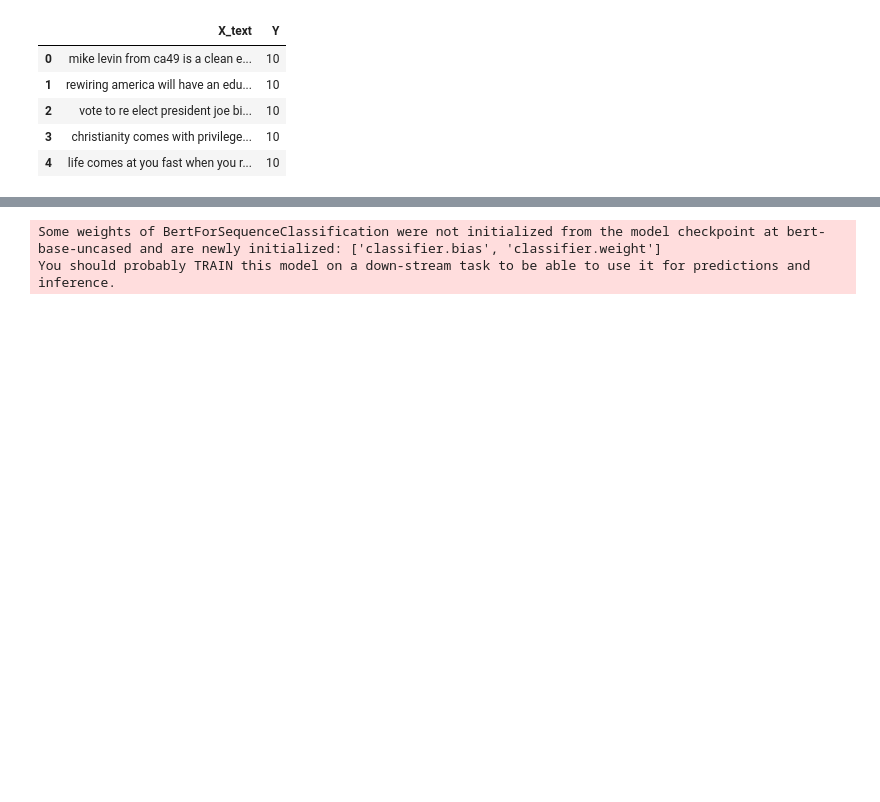
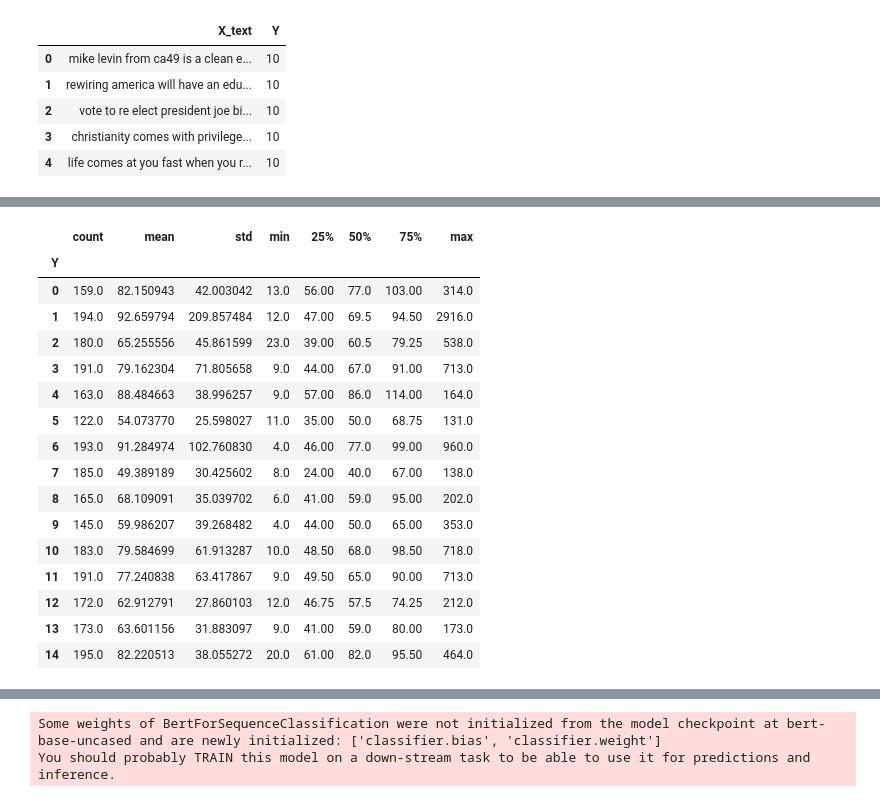
Before and after one commit to kirito-night/REDS, a Jupyter notebook: Bret_GPU.ipynb, the cells around one changed output, grey strips where cells are left out. Saved outputs shown, nothing was run; the diff lists cells and outputs as text; code cells hidden in the pictures; blank space fills up the shorter version.

Commit message:
count

```diff
--- a/Bret_GPU.ipynb
+++ b/Bret_GPU.ipynb
@@ -56,3 +56,6 @@ df_X.head()
 # %%
 from sklearn.model_selection import train_test_split
 X_train, X_test, y_train, y_test = train_test_split(df_X['X_text'], df_X['Y'], test_size=0.2, random_state=42)
+# %%
+df_X['len']=df['content'].apply(lambda x: len(x.split(' ')))
+df_X['len'].describe()
@@ -58,0 +72,20 @@ X_train, X_test, y_train, y_test = train_test_split(df_X['X_text'], df_X['Y'], t
+# %%
+df_X['len'].groupby(df_X['Y']).describe()
+# %% [output]
+|  | count | mean | std | min | 25% | 50% | 75% | max |
+| Y |  |  |  |  |  |  |  |  |
+| 0 | 159.0 | 82.150943 | 42.003042 | 13.0 | 56.00 | 77.0 | 103.00 | 314.0 |
+| 1 | 194.0 | 92.659794 | 209.857484 | 12.0 | 47.00 | 69.5 | 94.50 | 2916.0 |
+| 2 | 180.0 | 65.255556 | 45.861599 | 23.0 | 39.00 | 60.5 | 79.25 | 538.0 |
+| 3 | 191.0 | 79.162304 | 71.805658 | 9.0 | 44.00 | 67.0 | 91.00 | 713.0 |
+| 4 | 163.0 | 88.484663 | 38.996257 | 9.0 | 57.00 | 86.0 | 114.00 | 164.0 |
+| 5 | 122.0 | 54.073770 | 25.598027 | 11.0 | 35.00 | 50.0 | 68.75 | 131.0 |
+| 6 | 193.0 | 91.284974 | 102.760830 | 4.0 | 46.00 | 77.0 | 99.00 | 960.0 |
+| 7 | 185.0 | 49.389189 | 30.425602 | 8.0 | 24.00 | 40.0 | 67.00 | 138.0 |
+| 8 | 165.0 | 68.109091 | 35.039702 | 6.0 | 41.00 | 59.0 | 95.00 | 202.0 |
+| 9 | 145.0 | 59.986207 | 39.268482 | 4.0 | 44.00 | 50.0 | 65.00 | 353.0 |
+| 10 | 183.0 | 79.584699 | 61.913287 | 10.0 | 48.50 | 68.0 | 98.50 | 718.0 |
+| 11 | 191.0 | 77.240838 | 63.417867 | 9.0 | 49.50 | 65.0 | 90.00 | 713.0 |
+| 12 | 172.0 | 62.912791 | 27.860103 | 12.0 | 46.75 | 57.5 | 74.25 | 212.0 |
+| 13 | 173.0 | 63.601156 | 31.883097 | 9.0 | 41.00 | 59.0 | 80.00 | 173.0 |
+| 14 | 195.0 | 82.220513 | 38.055272 | 20.0 | 61.00 | 82.0 | 95.50 | 464.0 |
```
Also changed, not shown: parts of 4 cells of this notebook, 1 other file.
